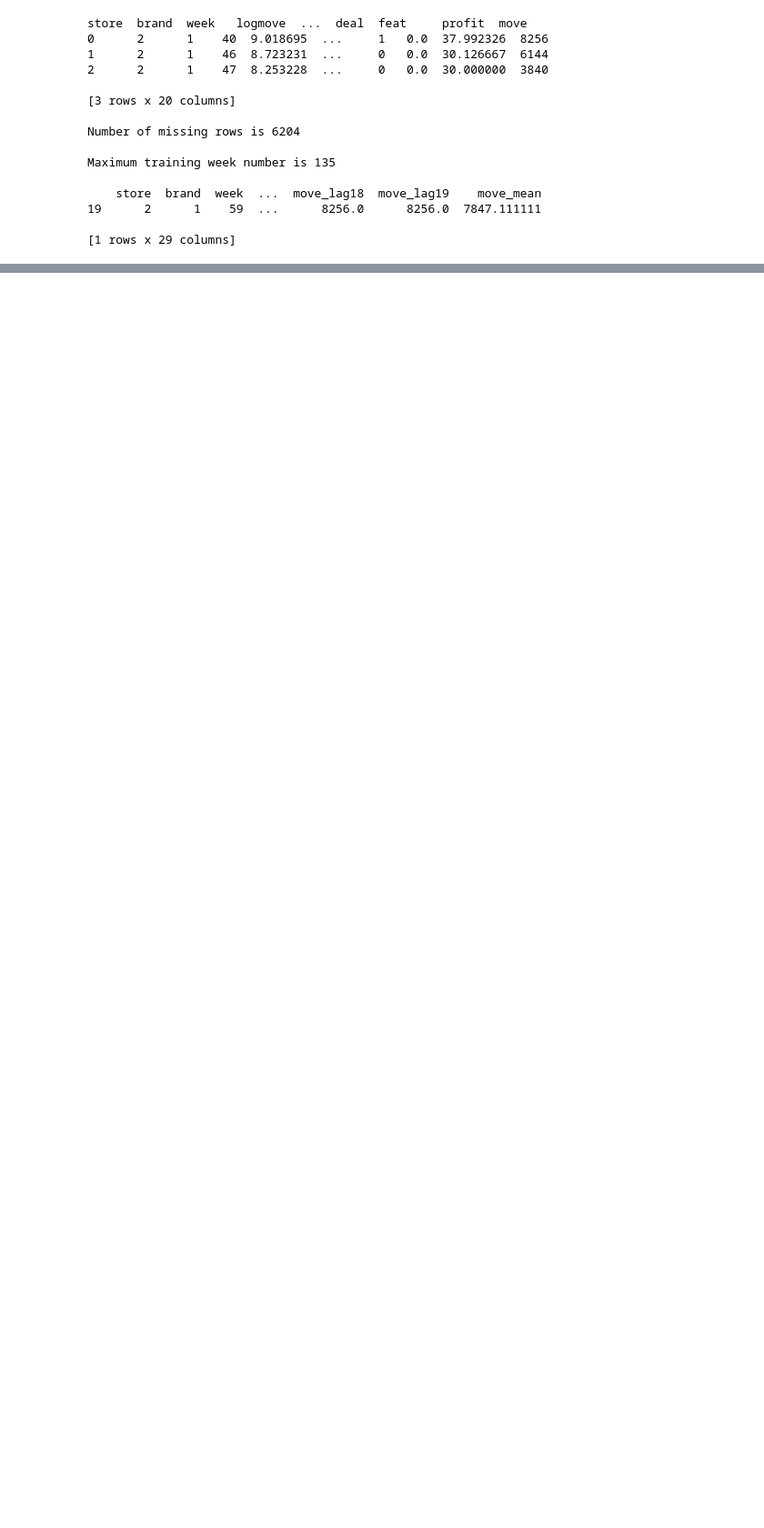
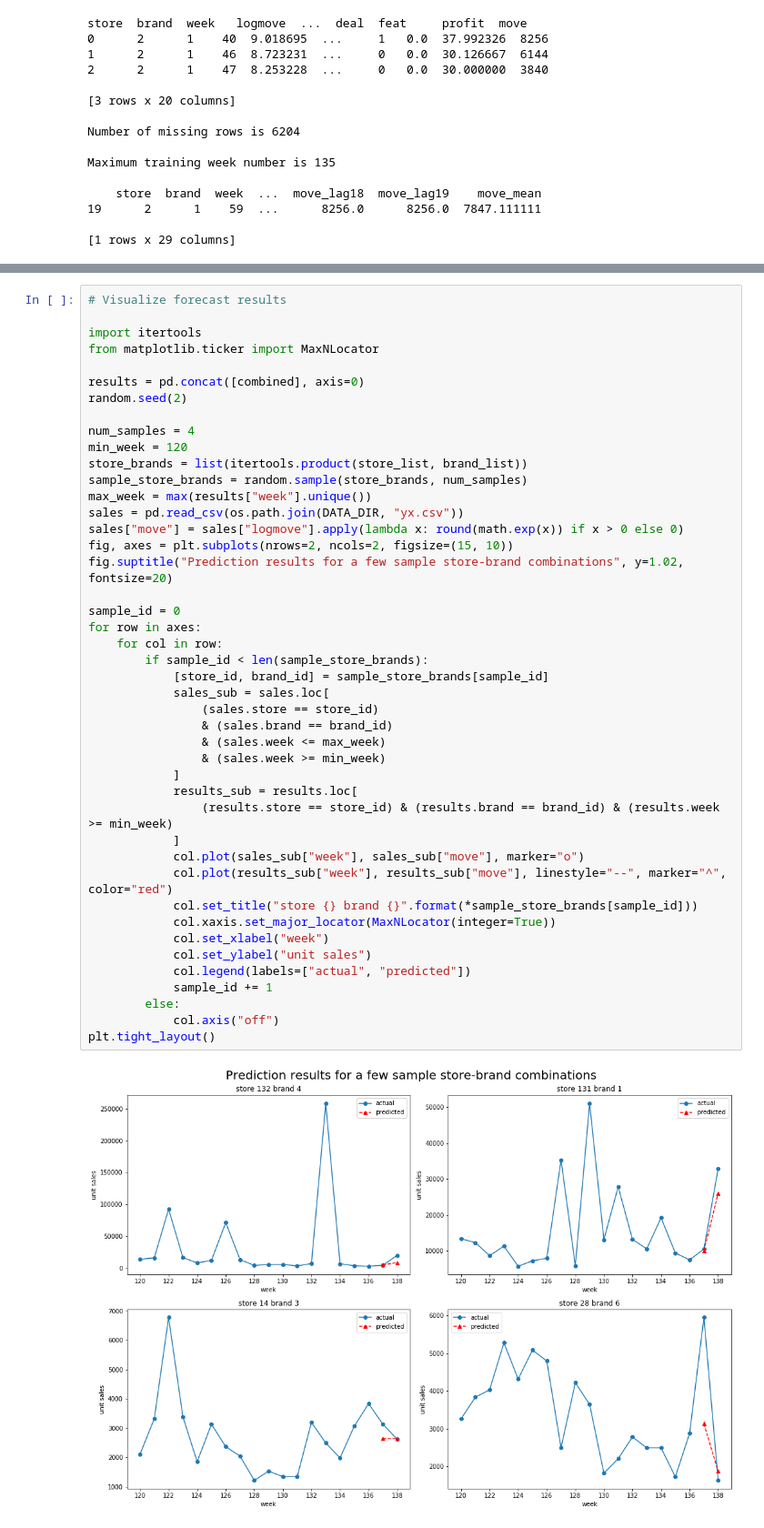
Before and after one commit to microsoft/forecasting, a Jupyter notebook: examples/00_quick_start/lightgbm_retail_point_forecast.ipynb, the cells around one changed output, grey strips where cells are left out. Shown at 91% size. Cells and saved outputs as stored; diff of their text form; blank space fills up the shorter version.

Commit message:
updated plots

```diff
--- a/examples/00_quick_start/lightgbm_retail_point_forecast.ipynb
+++ b/examples/00_quick_start/lightgbm_retail_point_forecast.ipynb
@@ -242,3 +235,49 @@ for _ in range(5):
+# %%
+# Visualize forecast results
+
+import itertools
+from matplotlib.ticker import MaxNLocator
+
+results = pd.concat([combined], axis=0)
+random.seed(2)
+
+num_samples = 4
+min_week = 120
+store_brands = list(itertools.product(store_list, brand_list))
+sample_store_brands = random.sample(store_brands, num_samples)
+max_week = max(results["week"].unique())
+sales = pd.read_csv(os.path.join(DATA_DIR, "yx.csv"))
+sales["move"] = sales["logmove"].apply(lambda x: round(math.exp(x)) if x > 0 else 0)
+fig, axes = plt.subplots(nrows=2, ncols=2, figsize=(15, 10))
+fig.suptitle("Prediction results for a few sample store-brand combinations", y=1.02, fontsize=20)
+
+sample_id = 0
+for row in axes:
+    for col in row:
+        if sample_id < len(sample_store_brands):
+            [store_id, brand_id] = sample_store_brands[sample_id]
+            sales_sub = sales.loc[
+                (sales.store == store_id)
+                & (sales.brand == brand_id)
+                & (sales.week <= max_week)
+                & (sales.week >= min_week)
+            ]
+            results_sub = results.loc[
+                (results.store == store_id) & (results.brand == brand_id) & (results.week >= min_week)
+            ]
+            col.plot(sales_sub["week"], sales_sub["move"], marker="o")
+            col.plot(results_sub["week"], results_sub["move"], linestyle="--", marker="^", color="red")
+            col.set_title("store {} brand {}".format(*sample_store_brands[sample_id]))
+            col.xaxis.set_major_locator(MaxNLocator(integer=True))
+            col.set_xlabel("week")
+            col.set_ylabel("unit sales")
+            col.legend(labels=["actual", "predicted"])
+            sample_id += 1
+        else:
+            col.axis("off")
+plt.tight_layout()
+# %% [output]
+[figure, added]
 # %% [markdown]
 ## Additional Reading
 
```
Also changed, not shown: parts of 5 cells of this notebook.
